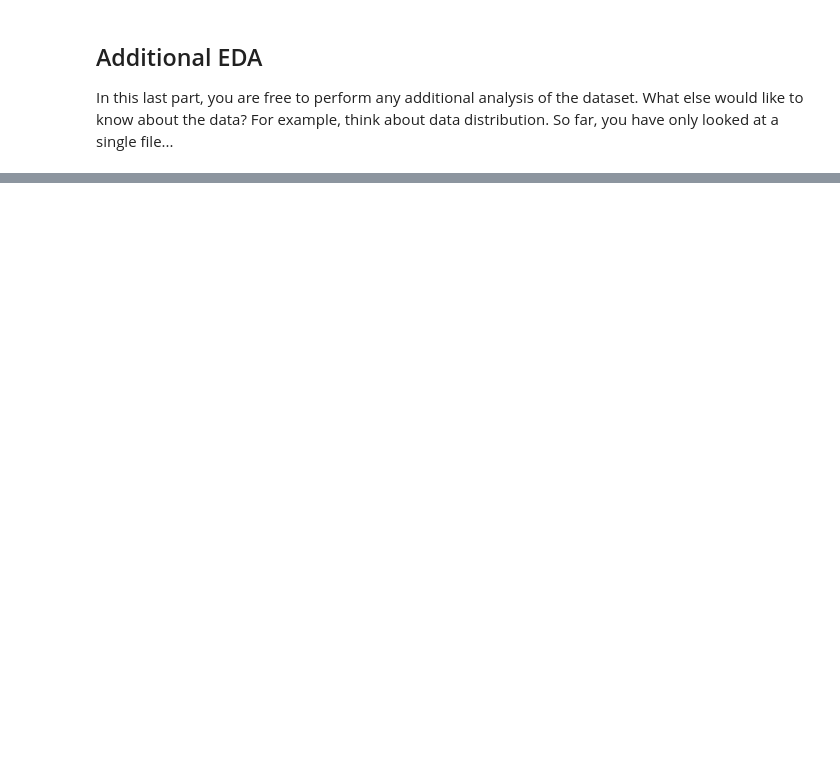
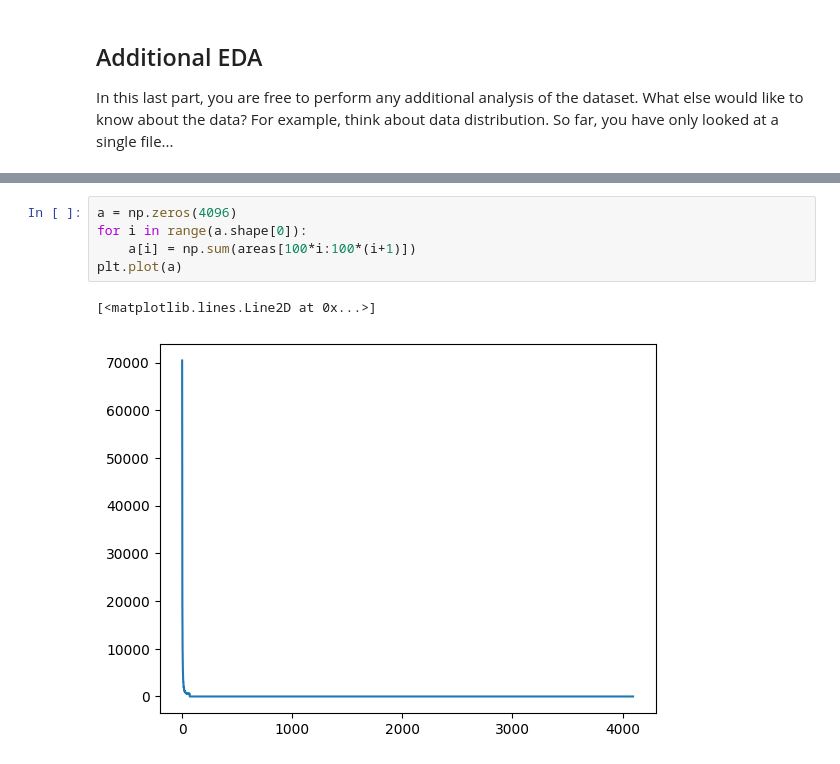
Before and after one commit to nishantBudia/Object-Detection-in-an-Urban-Environment, a Jupyter notebook: Exploratory Data Analysis.ipynb, the cells around one changed output, grey strips where cells are left out. Cells and saved outputs as stored; diff of their text form; blank space fills up the shorter version.

```diff
--- a/Exploratory Data Analysis.ipynb
+++ b/Exploratory Data Analysis.ipynb
@@ -87,0 +138,8 @@ For example, think about data distribution. So far, you have only looked at a si
+# %%
+a = np.zeros(4096)
+for i in range(a.shape[0]):
+    a[i] = np.sum(areas[100*i:100*(i+1)])
+plt.plot(a)
+# %% [output]
+[<matplotlib.lines.Line2D at 0x...>]
+[figure, added]
```
Also changed, not shown: parts of 8 cells of this notebook.
